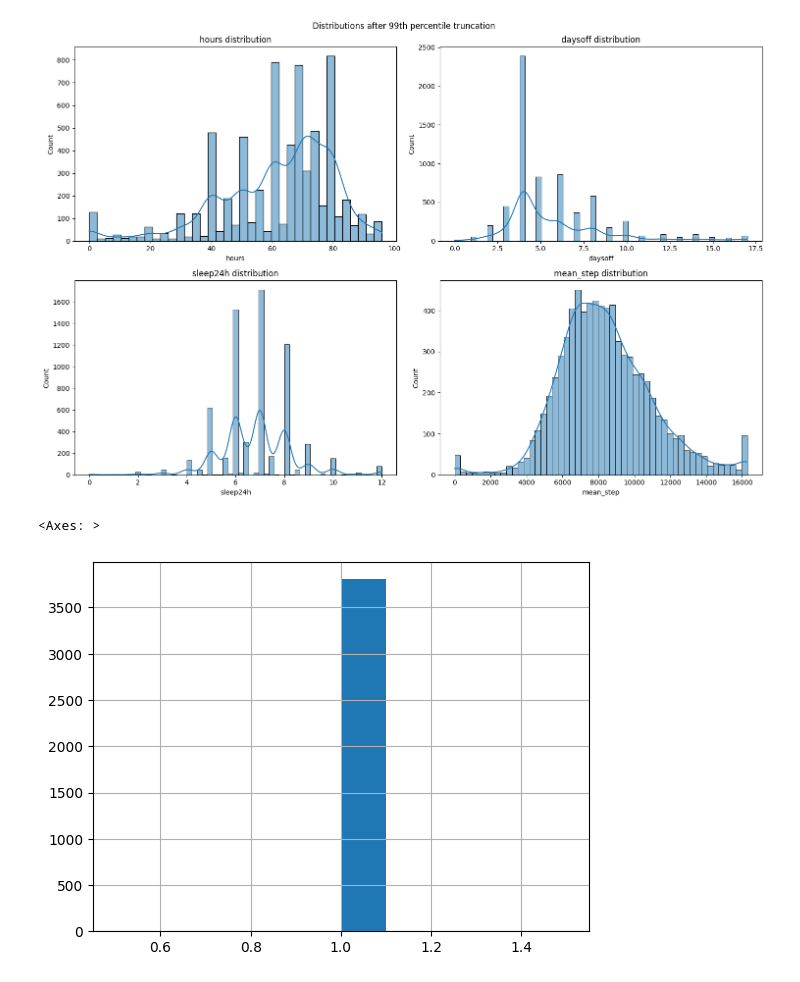
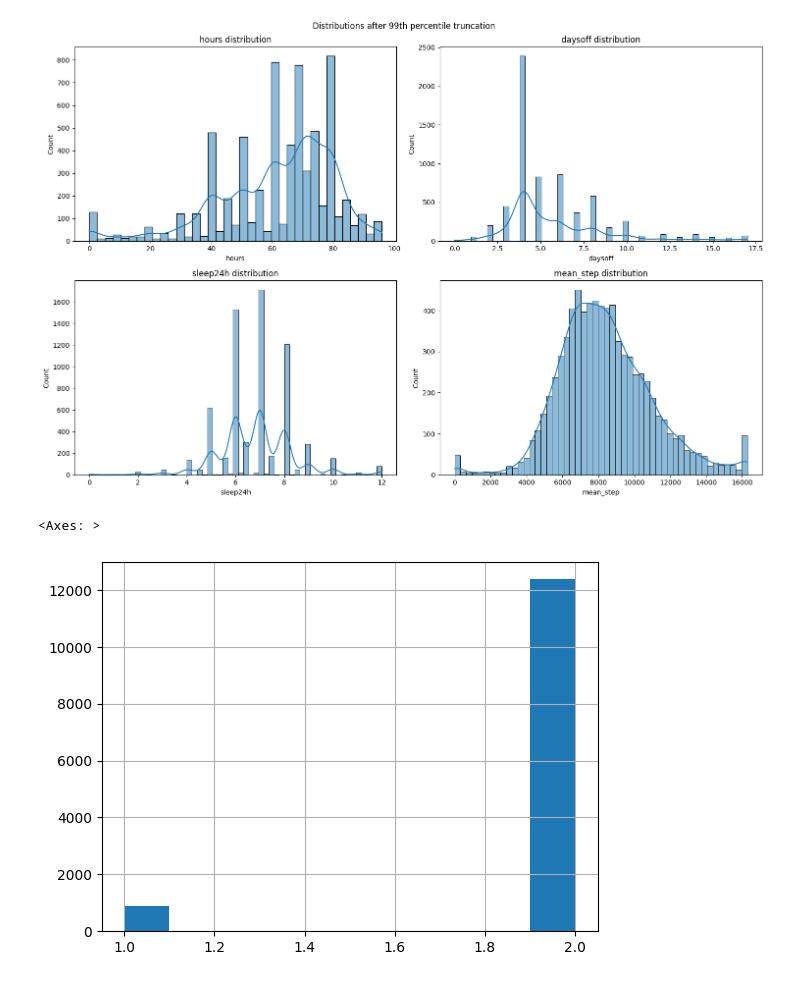
Before and after one commit to alexanderquispe/PassiveSensing-Symptoms-NetworkAnalysis, a Jupyter notebook: dslc_documentation/2_analysis_2.ipynb, the cells around one changed output. Drawn from its saved outputs; the diff is of its cells as text; code cells hidden in the pictures.

```diff
--- a/dslc_documentation/2_analysis_2.ipynb
+++ b/dslc_documentation/2_analysis_2.ipynb
@@ -590,7 +590,7 @@ data_sensor_final
 merged_data = panel_data.merge(
     data_sensor_final,
     on=['UserID', 'quarter'],
-    how='left',
+    how='inner',
     suffixes=('', '_sensor')  # This avoids duplicate column names
 )
 
@@ -849,7 +854,7 @@ max      16279.576000
 Name: mean_step, dtype: float64
 [figure]
 # %%
-merged_data.specTreat0_Medication.hist()
+merged_data.ssrs_wish.hist()
 # %% [output]
 <Axes: >
-[figure, old version]
+[figure, new version]
```
Also changed, not shown: parts of 10 cells of this notebook, 11 other files.
